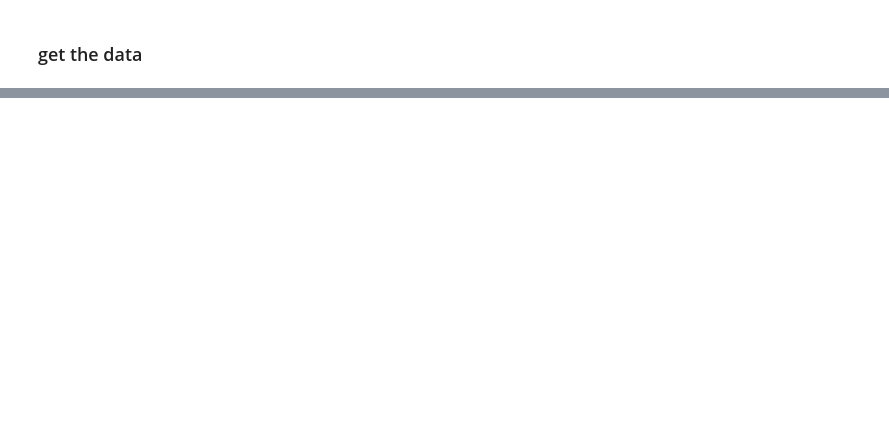
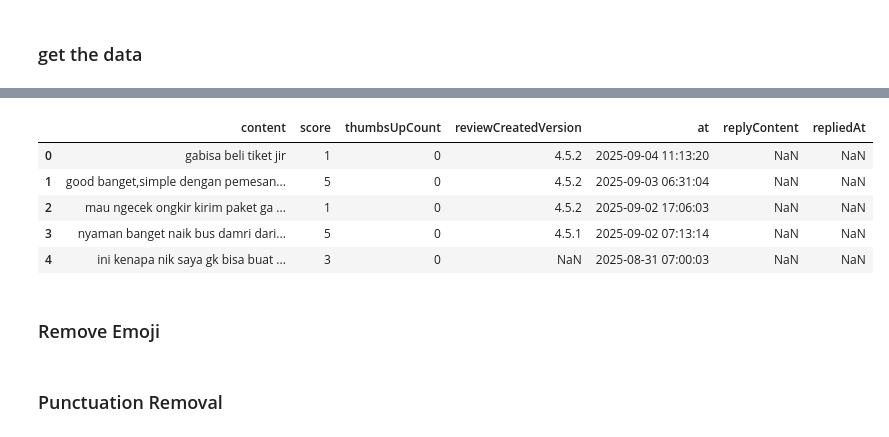
Before and after one commit to Tegarr123/sentiment-analysis-DAMRIApps, a Jupyter notebook: notebooks/02_DAMRI_Apps_Preprocessing.ipynb, the cells around one changed output, grey strips where cells are left out. Saved outputs shown, nothing was run; the diff lists cells and outputs as text; code cells hidden in the pictures; blank space fills up the shorter version.

```diff
--- a/notebooks/02_DAMRI_Apps_Preprocessing.ipynb
+++ b/notebooks/02_DAMRI_Apps_Preprocessing.ipynb
@@ -37,5 +37,6 @@ plt.rcParams["figure.figsize"] = (15,10)
 ### get the data
 # %%
 df_damri = pd.read_csv("../data/damri_apps_raw.csv")
+df_damri = df_damri[["content","score","thumbsUpCount", "reviewCreatedVersion", "at", "replyContent", "repliedAt"]]
 df_damri.shape
 # %% [output]
@@ -46,0 +59,11 @@ df_damri.shape
+# %%
+df_damri.head()
+# %% [output]
+|  | content | score | thumbsUpCount | reviewCreatedVersion | at | replyContent | repliedAt |
+| 0 | gabisa beli tiket jir | 1 | 0 | 4.5.2 | 2025-09-04 11:13:20 | NaN | NaN |
+| 1 | good banget,simple dengan pemesan... | 5 | 0 | 4.5.2 | 2025-09-03 06:31:04 | NaN | NaN |
+| 2 | mau ngecek ongkir kirim paket ga ... | 1 | 0 | 4.5.2 | 2025-09-02 17:06:03 | NaN | NaN |
+| 3 | nyaman banget naik bus damri dari... | 5 | 0 | 4.5.1 | 2025-09-02 07:13:14 | NaN | NaN |
+| 4 | ini kenapa nik saya gk bisa buat ... | 3 | 0 | NaN | 2025-08-31 07:00:03 | NaN | NaN |
+# %% [markdown]
+### Remove Emoji
@@ -46,0 +99,2 @@ df_damri.shape
+# %% [markdown]
+### Punctuation Removal
```
Also changed, not shown: parts of 33 cells of this notebook, 7 other files.
